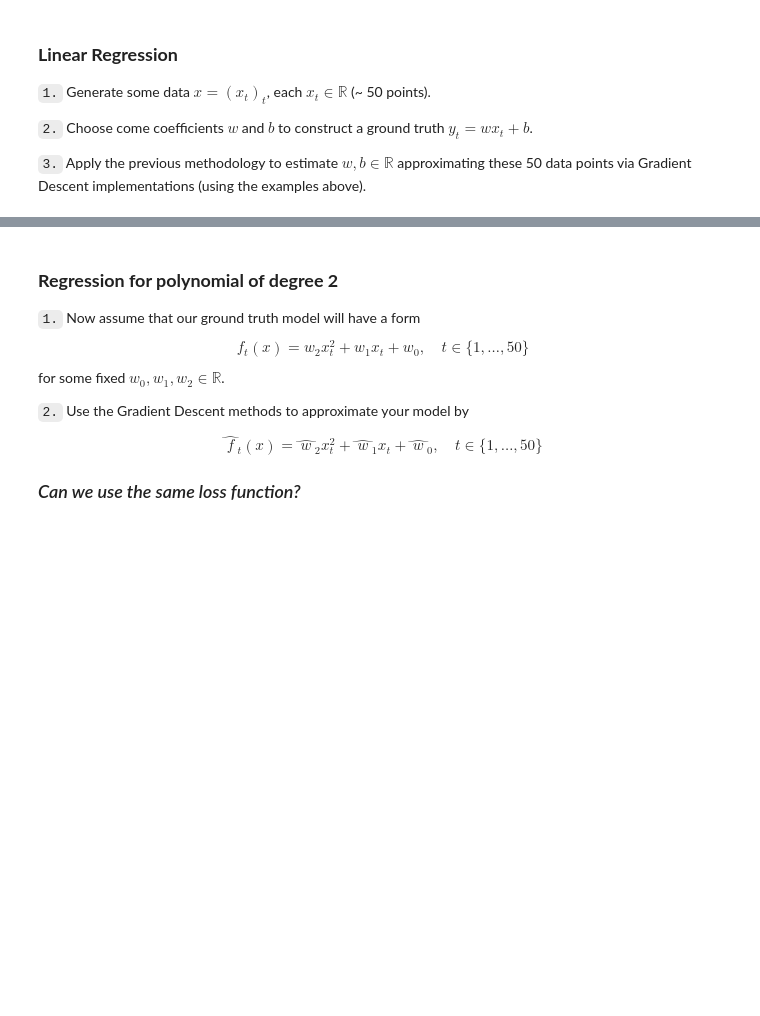
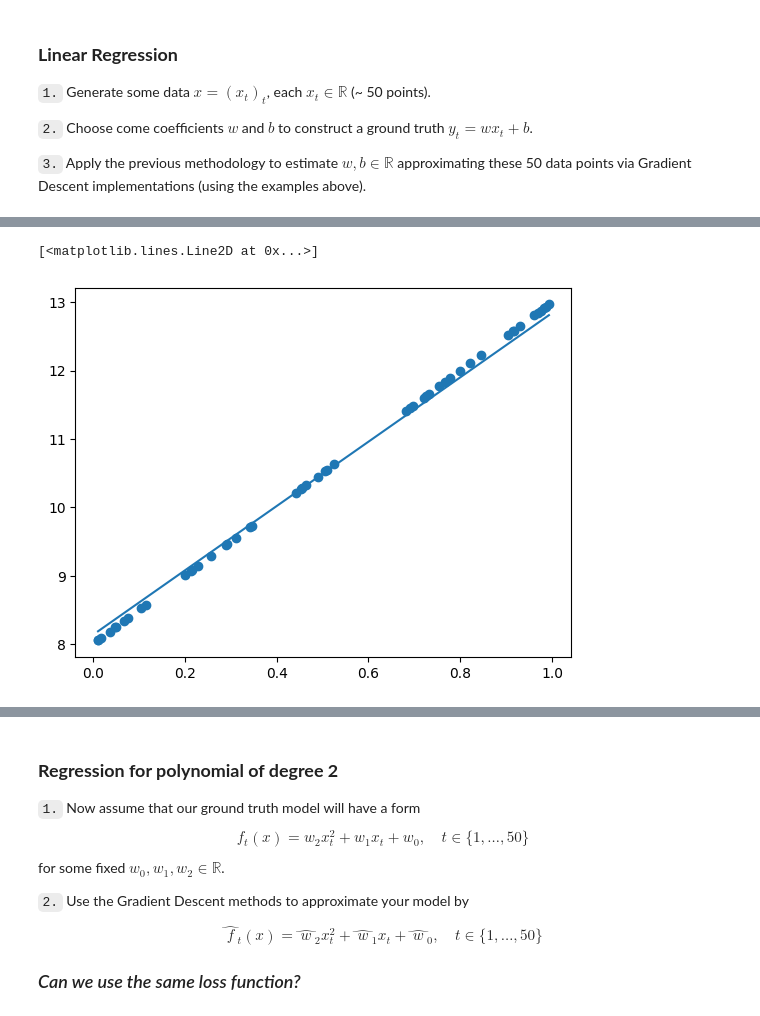
Before and after one commit to manyasha-n-m/Tutorials, a Jupyter notebook: Practical_Session_Linear_Regression.ipynb, the cells around one changed output, grey strips where cells are left out. Saved outputs shown, nothing was run; the diff lists cells and outputs as text; code cells hidden in the pictures; blank space fills up the shorter version.

Commit message:
Added fast solutions via jax + with plots of my model performances

```diff
--- a/Practical_Session_Linear_Regression.ipynb
+++ b/Practical_Session_Linear_Regression.ipynb
@@ -577,0 +541,48 @@ Here is a list of things we can prectice today. The goal of this practical sessi
+# %%
+"""Write your code here"""
+
+learning_rate = 0.01
+
+# FAST SOLUTION via JAX (Linear regression in 1D)
+
+
+x = random(50)
+y = 5*x +8
+
+# model initial weights
+params = {
+    'w': 0.,
+    'b': 0.
+}
+
+def jax_forward(params, X):
+    return jnp.dot(X, params['w']) + params['b']
+
+
+def jax_loss_fn(params, X, y):
+    err = jax_forward(params, X) - y
+    return jnp.mean(jnp.square(err))
+
+
+grad_fn = jax.grad(jax_loss_fn)
+
+def jax_update(params, grads):
+    return jax.tree_map(lambda p, g: p - learning_rate * g, params, grads)
+
+jax_loss_progress = []
+
+# the main training loop
+for epoch in range(20):
+    loss = jax_loss_fn(params, x, y)
+    jax_loss_progress.append(loss)
+
+    grads = grad_fn(params, x, y)
+    params = jax_update(params, grads)
+    if epoch%10 == 0:
+      print("progress:", "epoch:", epoch, "loss", loss)
+
+plt.figure()
+plt.scatter(x, y) # my model prediction
+interval = np.linspace(x.min(), x.max(), 100)
+plt.plot(interval, params['w']*interval + params['b']) # my model prediction
+# %% [output]
@@ -577,0 +591,2 @@ Here is a list of things we can prectice today. The goal of this practical sessi
+[<matplotlib.lines.Line2D at 0x...>]
+[figure, added]
```
Also changed, not shown: parts of 9 cells of this notebook.
